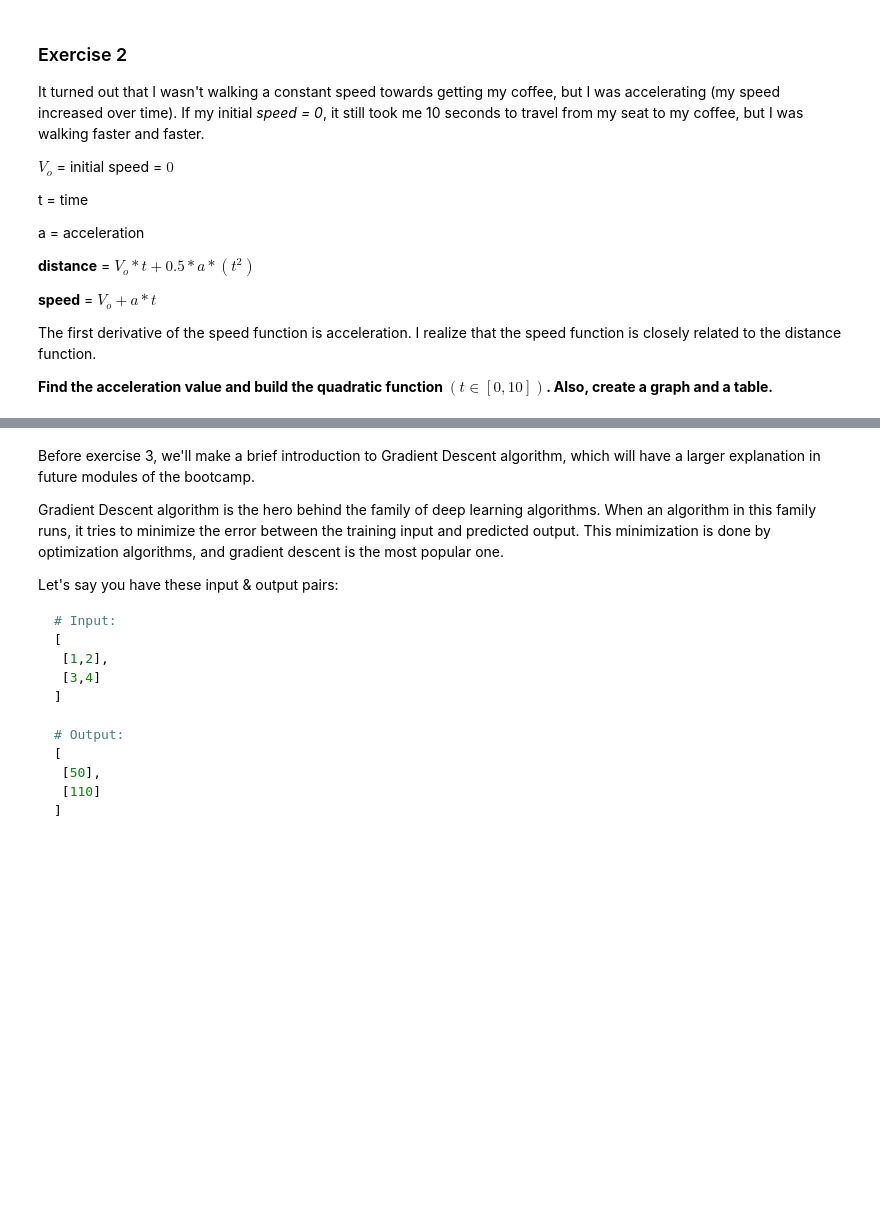
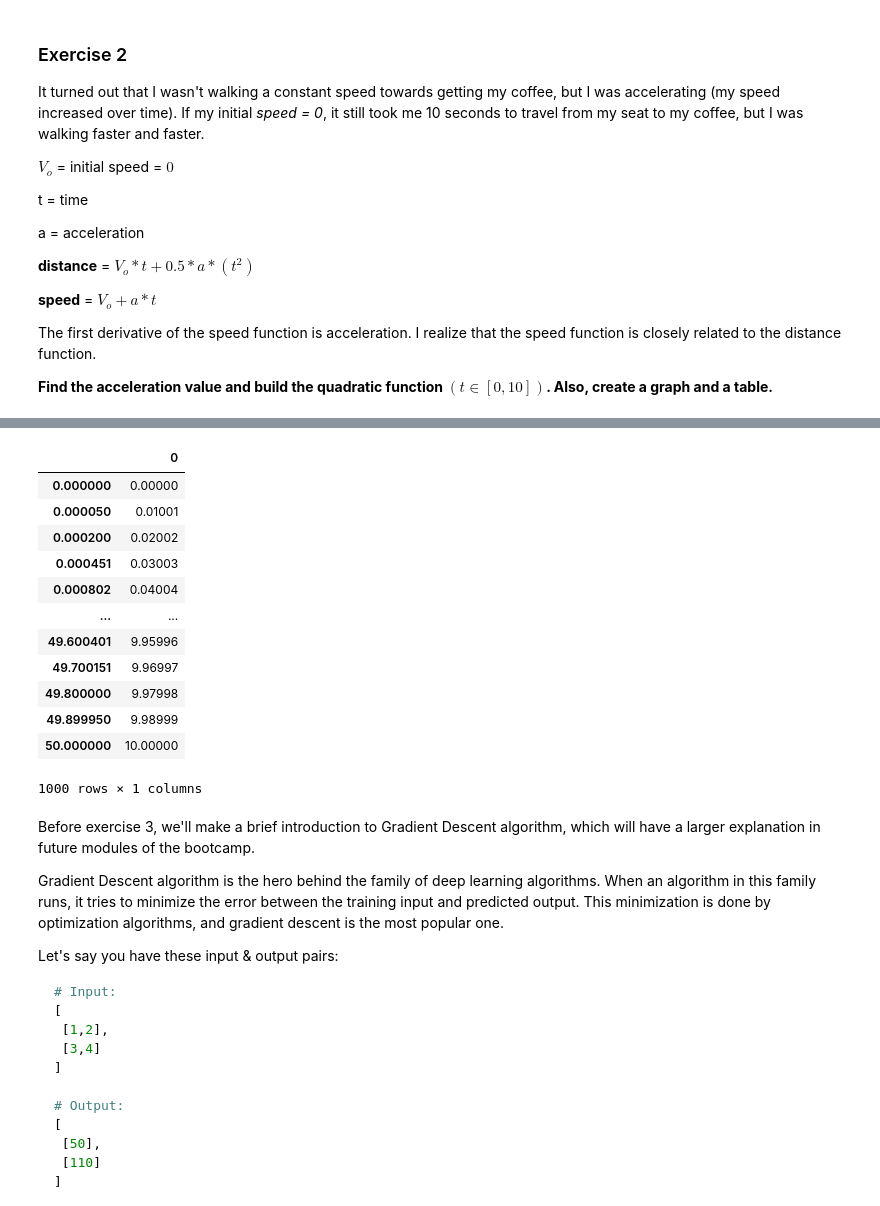
Before and after one commit to LuisCamachoRivero/calculus-and-algebra-problems-with-python, a Jupyter notebook: notebook/problems.ipynb, the cells around one changed output, grey strips where cells are left out. Drawn from its saved outputs; the diff is of its cells as text; code cells hidden in the pictures; blank space fills up the shorter version.

```diff
--- a/notebook/problems.ipynb
+++ b/notebook/problems.ipynb
@@ -86,5 +86,21 @@ TypeError: distance2() takes 1 positional argument but 2 were given
 # %%
 # Create a DataFrame
+ds2 = pd.DataFrame(t,distance2(1,t))
+ds2
+# %% [output]
+|  | 0 |
+| 0.000000 | 0.00000 |
+| 0.000050 | 0.01001 |
+| 0.000200 | 0.02002 |
+| 0.000451 | 0.03003 |
+| 0.000802 | 0.04004 |
+| ... | ... |
+| 49.600401 | 9.95996 |
+| 49.700151 | 9.96997 |
+| 49.800000 | 9.97998 |
+| 49.899950 | 9.98999 |
+| 50.000000 | 10.00000 |
+1000 rows × 1 columns
 # %% [markdown]
 Before exercise 3, we'll make a brief introduction to Gradient Descent algorithm, which will have a larger explanation in future modules of the bootcamp.
 
```
Also changed, not shown: parts of 4 cells of this notebook.
